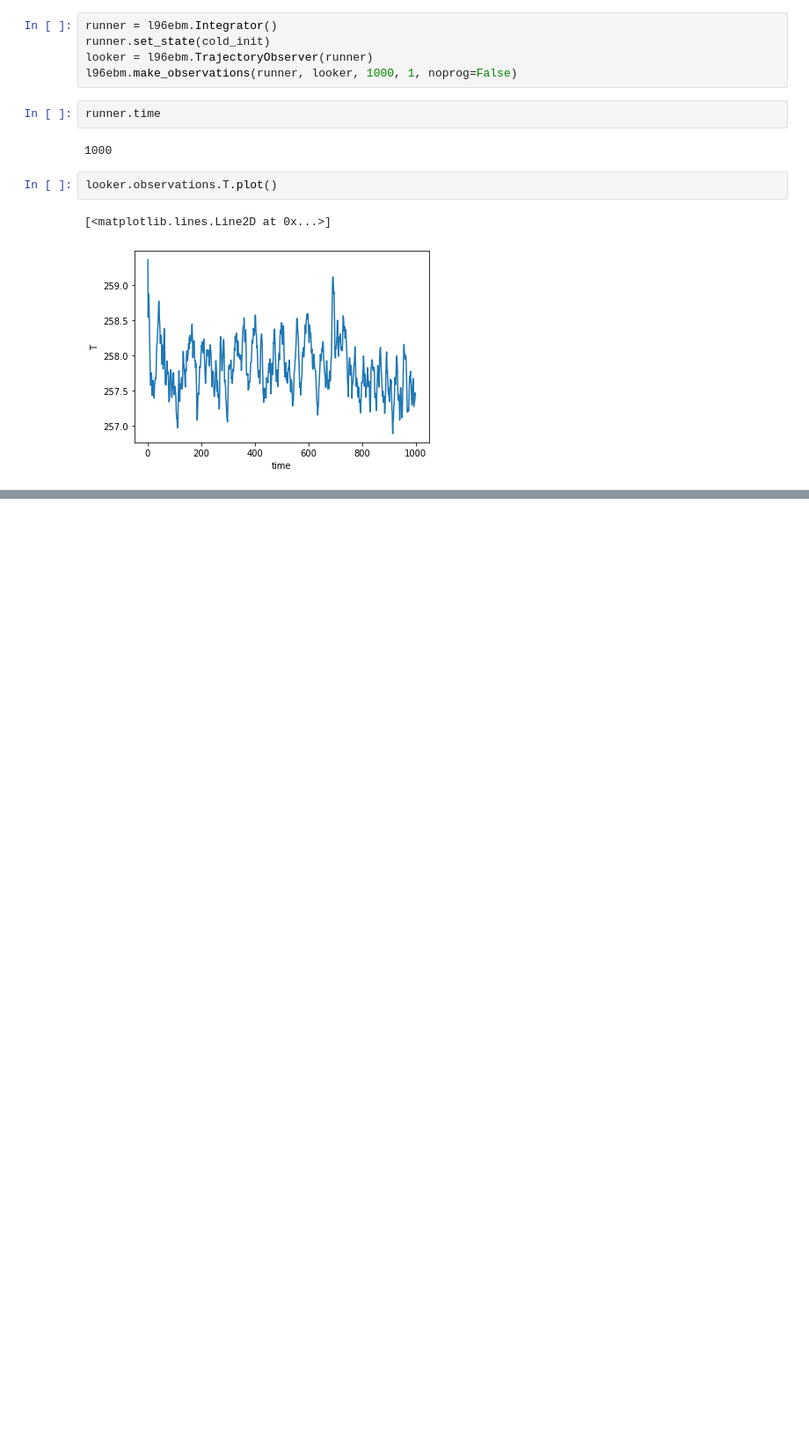
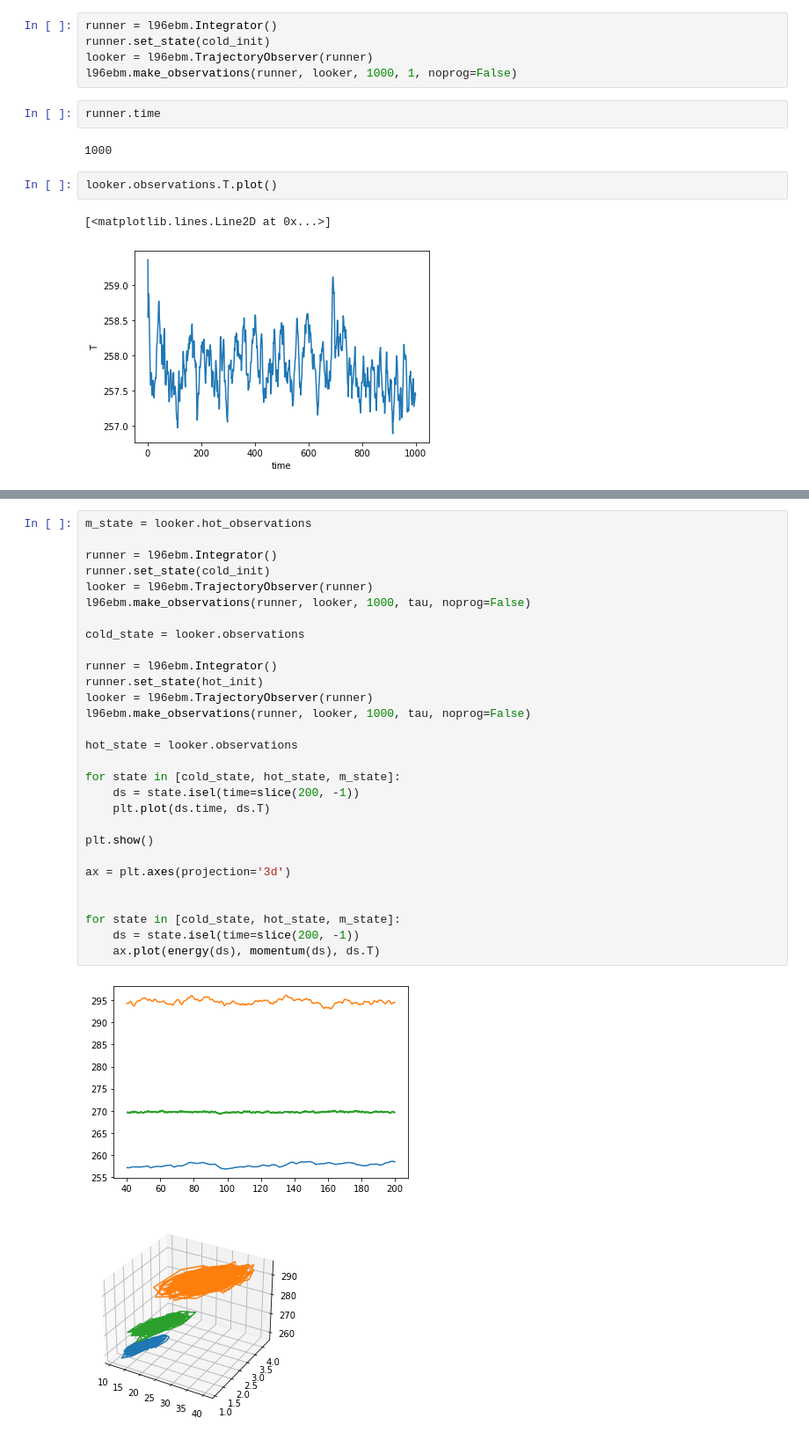
Before and after one commit to CalvinNesbitt/Double-Well-SR, a Jupyter notebook: M-State-Finder-Development.ipynb, the cells around one changed output, grey strips where cells are left out. Shown at 88% size. Saved outputs shown, nothing was run; the diff lists cells and outputs as text; blank space fills up the shorter version.

```diff
--- a/M-State-Finder-Development.ipynb
+++ b/M-State-Finder-Development.ipynb
@@ -266,0 +374,32 @@ AttributeError: 'MStateAlgorithm' object has no attribute 'state'
+# %%
+m_state = looker.hot_observations
+
+runner = l96ebm.Integrator()
+runner.set_state(cold_init)
+looker = l96ebm.TrajectoryObserver(runner)
+l96ebm.make_observations(runner, looker, 1000, tau, noprog=False)
+
+cold_state = looker.observations
+
+runner = l96ebm.Integrator()
+runner.set_state(hot_init)
+looker = l96ebm.TrajectoryObserver(runner)
+l96ebm.make_observations(runner, looker, 1000, tau, noprog=False)
+
+hot_state = looker.observations
+
+for state in [cold_state, hot_state, m_state]:
+    ds = state.isel(time=slice(200, -1))
+    plt.plot(ds.time, ds.T)
+
+plt.show()
+
+ax = plt.axes(projection='3d')
+
+
+for state in [cold_state, hot_state, m_state]:
+    ds = state.isel(time=slice(200, -1))
+    ax.plot(energy(ds), momentum(ds), ds.T)
+# %% [output]
+[figure, added]
+[figure, added]
```
Also changed, not shown: parts of 26 cells of this notebook.
